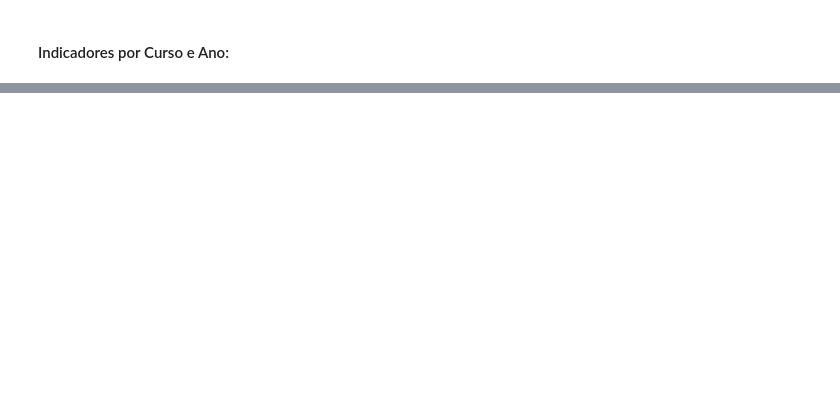
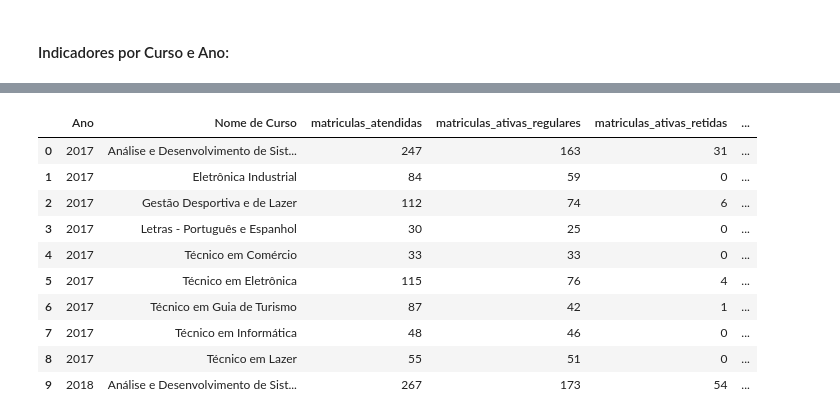
Before and after one commit to carolventuri/TCC, a Jupyter notebook: notebooks/2_teste_Calculos_Indicadores.ipynb, the cells around one changed output, grey strips where cells are left out. Cells and saved outputs as stored; diff of their text form; code cells hidden in the pictures; blank space fills up the shorter version.

```diff
--- a/notebooks/2_teste_Calculos_Indicadores.ipynb
+++ b/notebooks/2_teste_Calculos_Indicadores.ipynb
@@ -167,0 +274,15 @@ def calcular_indicadores(df, agrupamento):
+# %%
+df_indicadores_curso_ano = calcular_indicadores(df, ["Ano", "Nome de Curso"])
+df_indicadores_curso_ano.head(10)
+# %% [output]
+|  | Ano | Nome de Curso | matriculas_atendidas | matriculas_ativas_regulares | matriculas_ativas_retidas | ... |
+| 0 | 2017 | Análise e Desenvolvimento de Sist... | 247 | 163 | 31 | ... |
+| 1 | 2017 | Eletrônica Industrial | 84 | 59 | 0 | ... |
+| 2 | 2017 | Gestão Desportiva e de Lazer | 112 | 74 | 6 | ... |
+| 3 | 2017 | Letras - Português e Espanhol | 30 | 25 | 0 | ... |
+| 4 | 2017 | Técnico em Comércio | 33 | 33 | 0 | ... |
+| 5 | 2017 | Técnico em Eletrônica | 115 | 76 | 4 | ... |
+| 6 | 2017 | Técnico em Guia de Turismo | 87 | 42 | 1 | ... |
+| 7 | 2017 | Técnico em Informática | 48 | 46 | 0 | ... |
+| 8 | 2017 | Técnico em Lazer | 55 | 51 | 0 | ... |
+| 9 | 2018 | Análise e Desenvolvimento de Sist... | 267 | 173 | 54 | ... |
```
Also changed, not shown: parts of 18 cells of this notebook, 1 other file.
